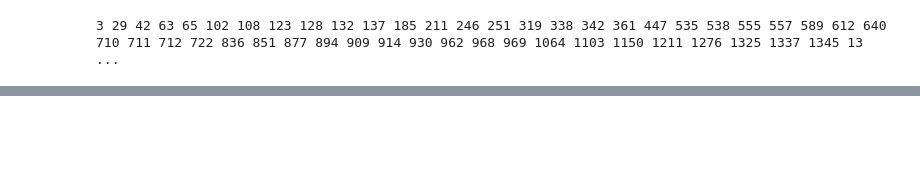
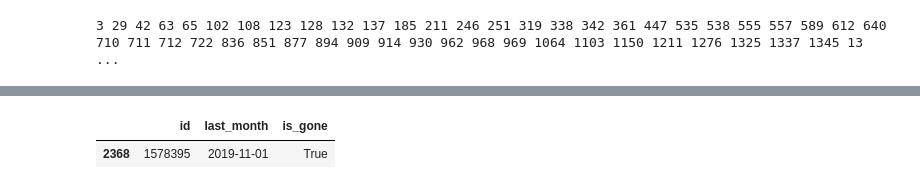
Before and after one commit to MDYLL/API_task, a Jupyter notebook: API_2months_before-checkpoint.ipynb, the cells around one changed output, grey strips where cells are left out. Saved outputs shown, nothing was run; the diff lists cells and outputs as text; code cells hidden in the pictures; blank space fills up the shorter version.

```diff
--- a/API_2months_before-checkpoint.ipynb
+++ b/API_2months_before-checkpoint.ipynb
@@ -276,0 +350,5 @@ plt.show()
+# %%
+client_data1.loc[client_data1.last_month=='2019-11-01T00:00:00.000000000']
+# %% [output]
+|  | id | last_month | is_gone |
+| 2368 | 1578395 | 2019-11-01 | True |
```
Also changed, not shown: parts of 15 cells of this notebook, 8 other files.
